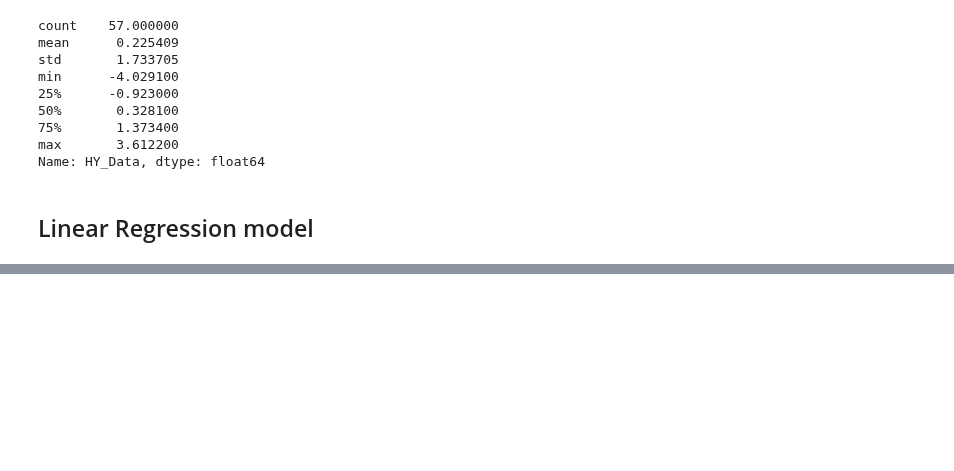
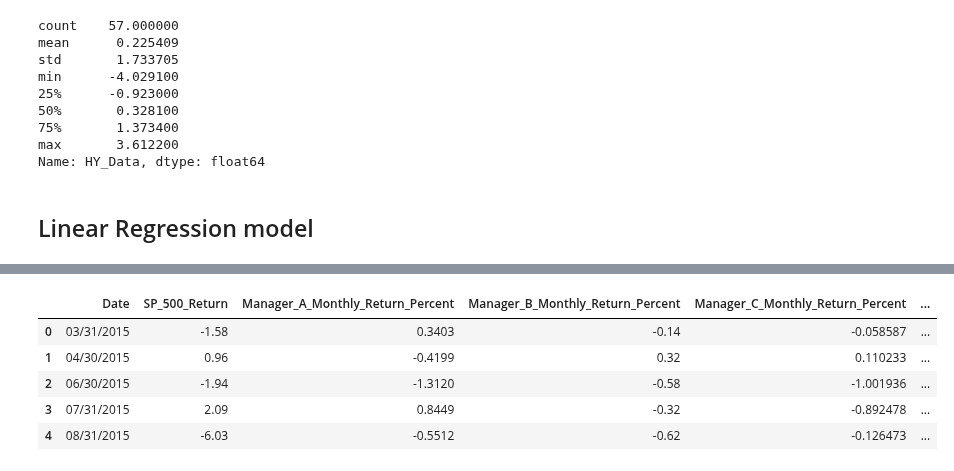
Before and after one commit to valazeinali/BoydWatterson, a Jupyter notebook: BoydWatterson/Linear_Regression_Model_HY_2.ipynb, the cells around one changed output, grey strips where cells are left out. Cells and saved outputs as stored; diff of their text form; code cells hidden in the pictures; blank space fills up the shorter version.

```diff
--- a/BoydWatterson/Linear_Regression_Model_HY_2.ipynb
+++ b/BoydWatterson/Linear_Regression_Model_HY_2.ipynb
@@ -179,0 +189,9 @@ plt.show()
+# %%
+newData2.head()
+# %% [output]
+|  | Date | SP_500_Return | Manager_A_Monthly_Return_Percent | Manager_B_Monthly_Return_Percent | Manager_C_Monthly_Return_Percent | ... |
+| 0 | 03/31/2015 | -1.58 | 0.3403 | -0.14 | -0.058587 | ... |
+| 1 | 04/30/2015 | 0.96 | -0.4199 | 0.32 | 0.110233 | ... |
+| 2 | 06/30/2015 | -1.94 | -1.3120 | -0.58 | -1.001936 | ... |
+| 3 | 07/31/2015 | 2.09 | 0.8449 | -0.32 | -0.892478 | ... |
+| 4 | 08/31/2015 | -6.03 | -0.5512 | -0.62 | -0.126473 | ... |
```
Also changed, not shown: parts of 12 cells of this notebook.
